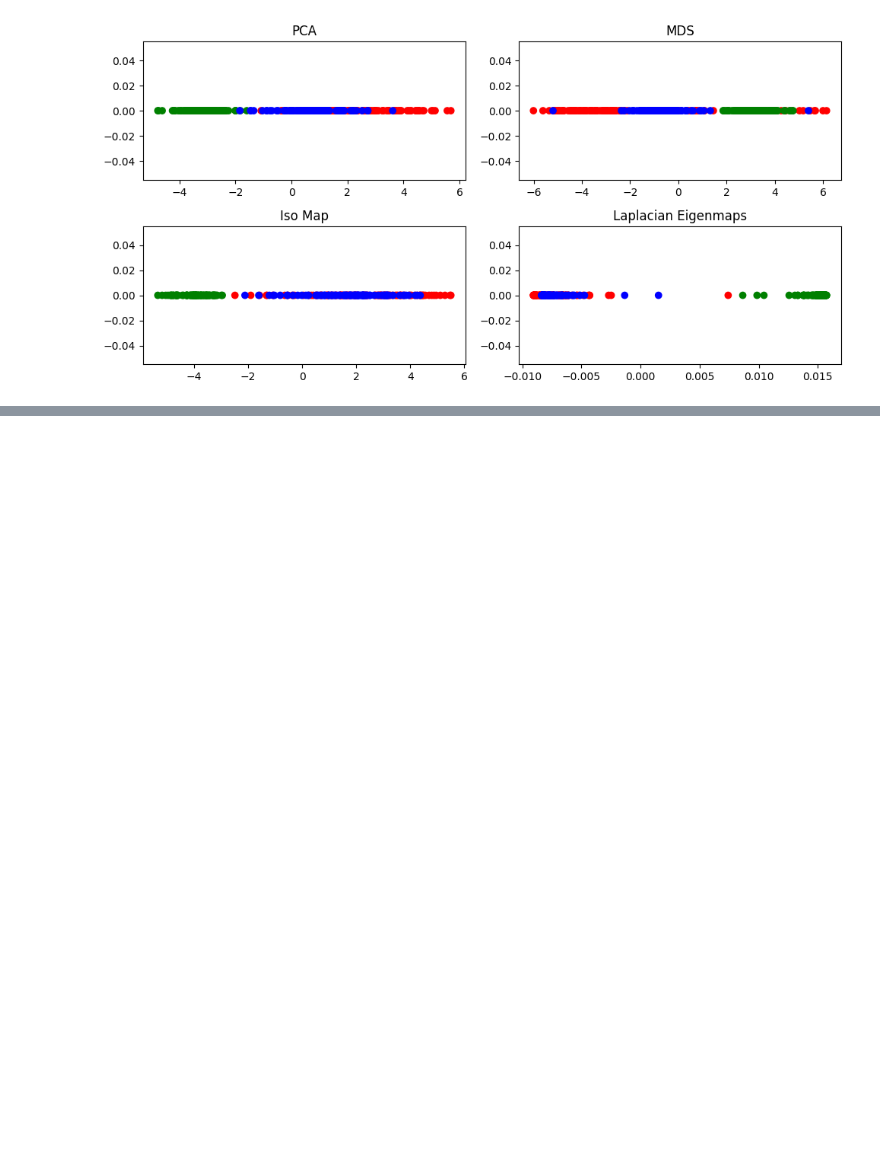
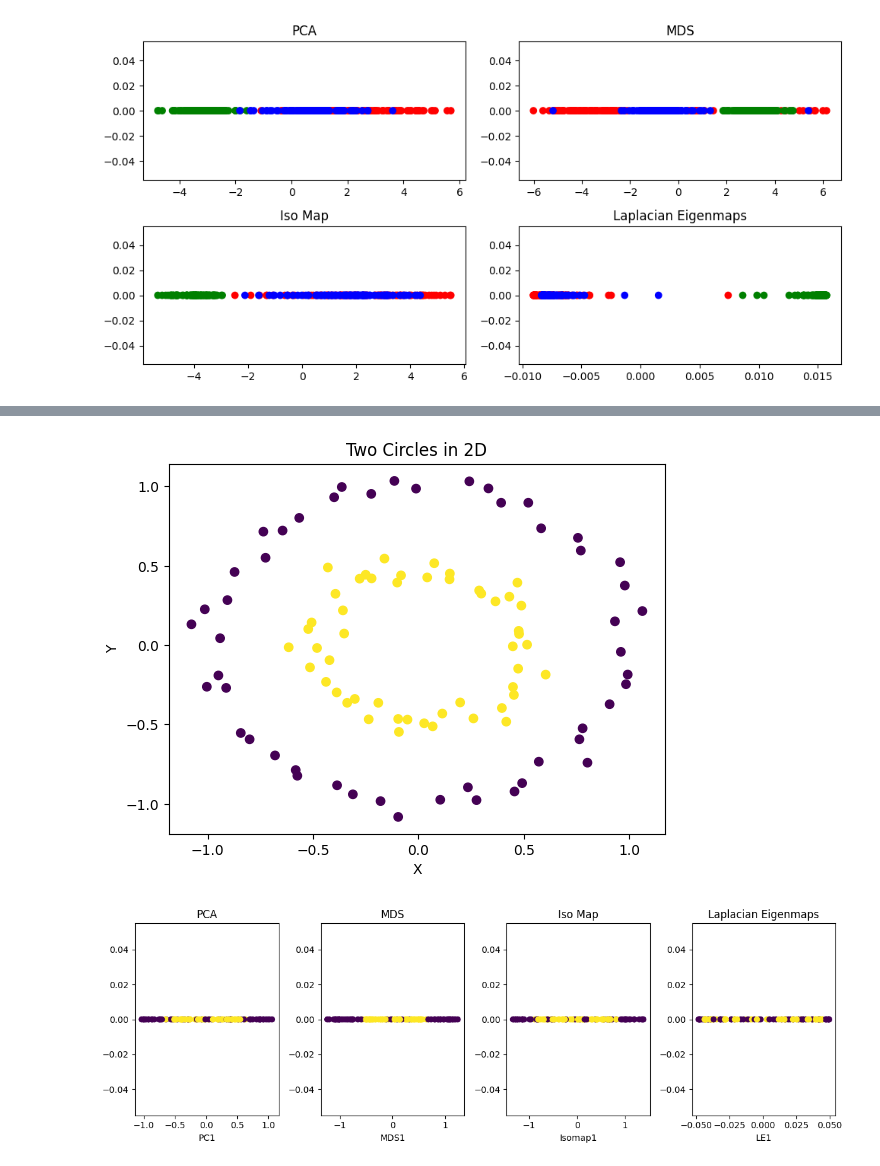
Before and after one commit to ahmedhat1/Dimensionality-Reduction, a Jupyter notebook: Dimensionality_reduction.ipynb, the cells around one changed output, grey strips where cells are left out. Cells and saved outputs as stored; diff of their text form; code cells hidden in the pictures; blank space fills up the shorter version.

```diff
--- a/Dimensionality_reduction.ipynb
+++ b/Dimensionality_reduction.ipynb
@@ -119,0 +202,69 @@ plt.show()
+# %%
+import numpy as np
+import matplotlib.pyplot as plt
+from sklearn.datasets import make_circles
+from sklearn.decomposition import PCA
+from sklearn.manifold import MDS, Isomap
+from sklearn.manifold import SpectralEmbedding
+
+# Generate the two circles dataset
+X, y = make_circles(n_samples=100, noise=0.05, factor=0.5, random_state=42)
+
+# Plot the generated data
+plt.scatter(X[:, 0], X[:, 1], c=y, cmap='viridis')
+plt.xlabel('X')
+plt.ylabel('Y')
+plt.title('Two Circles in 2D')
+plt.show()
+
+# Assign colors to each circle
+colors = ['r', 'g']
+
+# Perform PCA for dimensionality reduction
+pca = PCA(n_components=1)
+pca_result = pca.fit_transform(X)
+
+# Perform MDS for dimensionality reduction
+mds = MDS(n_components=1)
+mds_result = mds.fit_transform(X)
+
+# Perform Isomap for dimensionality reduction
+isomap = Isomap(n_components=1)
+isomap_result = isomap.fit_transform(X)
+
+# Perform Laplacian Eigenmaps for dimensionality reduction
+le = SpectralEmbedding(n_components=1, affinity='nearest_neighbors')
+le_result = le.fit_transform(X)
+
+# Plot the dimensionality-reduced data with colors for each circle
+plt.figure(figsize=(12, 4))
+
+# Plot PCA result
+plt.subplot(141)
+plt.scatter(pca_result, np.zeros_like(pca_result), c=y, cmap='viridis')
+plt.xlabel('PC1')
+plt.title('PCA')
+
+# Plot MDS result
+plt.subplot(142)
+plt.scatter(mds_result, np.zeros_like(mds_result), c=y, cmap='viridis')
+plt.xlabel('MDS1')
+plt.title('MDS')
+
+# Plot Isomap result
+plt.subplot(143)
+plt.scatter(isomap_result, np.zeros_like(isomap_result), c=y, cmap='viridis')
+plt.xlabel('Isomap1')
+plt.title('Iso Map')
+
+# Plot Laplacian Eigenmaps result
+plt.subplot(144)
+plt.scatter(le_result, np.zeros_like(le_result), c=y, cmap='viridis')
+plt.xlabel('LE1')
+plt.title('Laplacian Eigenmaps')
+
+plt.tight_layout()
+plt.show()
+# %% [output]
+[figure, added]
+[figure, added]
```
Also changed, not shown: parts of 2 cells of this notebook.
